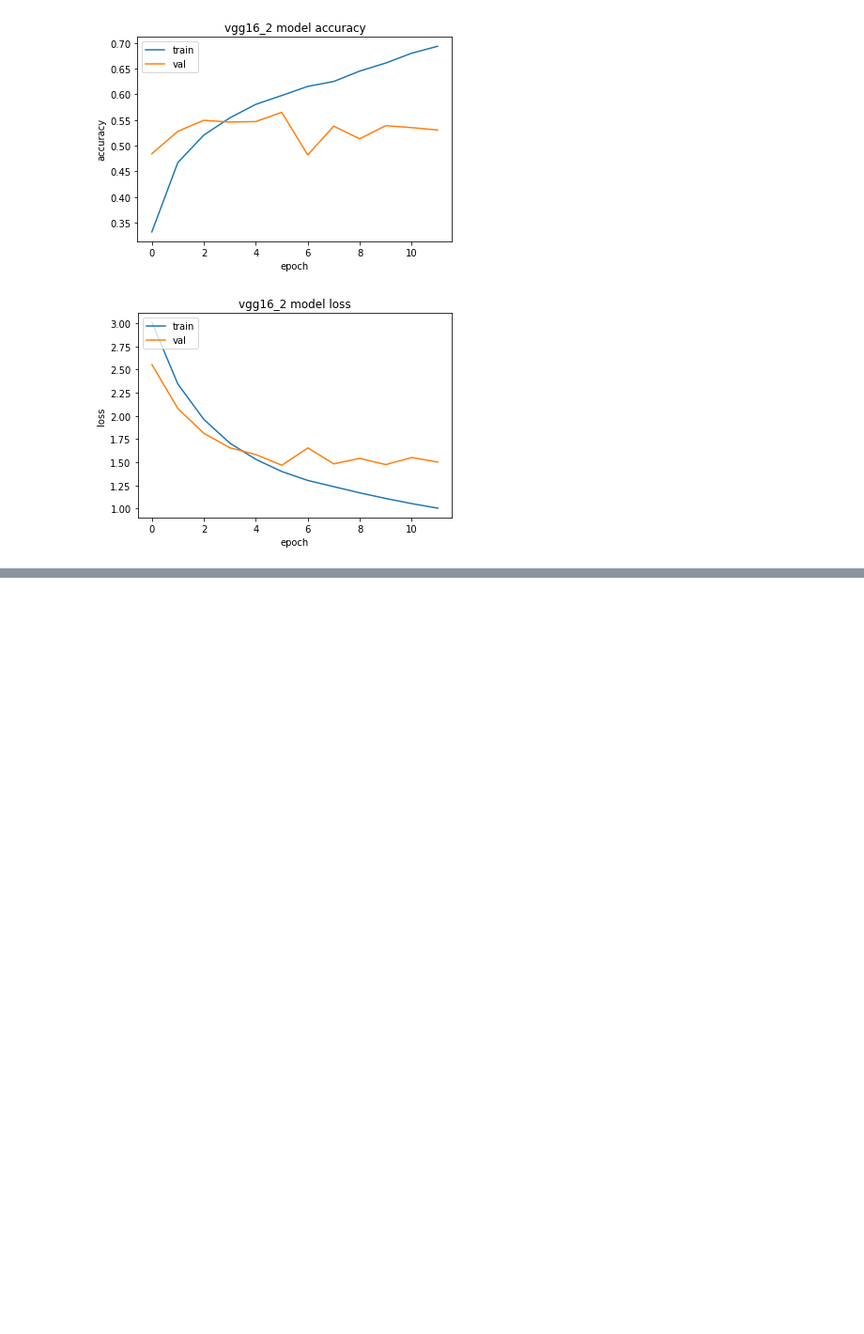
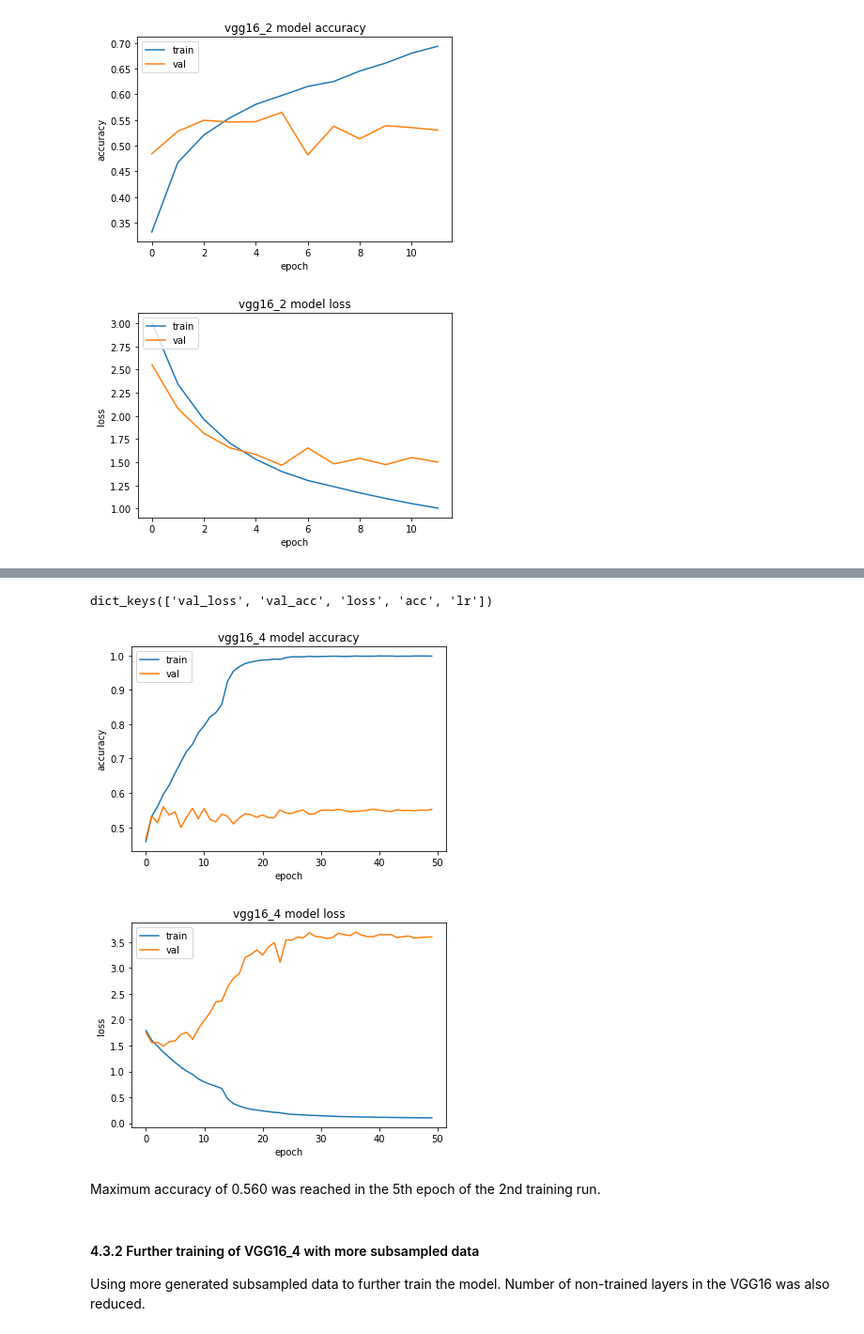
Before and after one commit to kuangweihuang/MIDS_w210_capstone_mb_kh_ws, a Jupyter notebook: 4.0_cnn_genre_classification_transfer_learning.ipynb, the cells around one changed output, grey strips where cells are left out. Shown: that part at 94% size. Saved outputs shown, nothing was run; the diff lists cells and outputs as text; code cells hidden in the pictures; blank space fills up the shorter version.

```diff
--- a/4.0_cnn_genre_classification_transfer_learning.ipynb
+++ b/4.0_cnn_genre_classification_transfer_learning.ipynb
@@ -638,0 +705,12 @@ dict_keys(['val_loss', 'val_acc', 'loss', 'acc', 'lr'])
+# %%
+# Load partly trained model
+from keras.models import load_model
+model = load_model(f'{model_dir}/weights.best.h5')
+
+# Increase the number of epochs for 2nd run
+hp['epochs2'] = 50
+
+# Continue training
+print('Training...')
+history = model.fit(train_X, train_Y, batch_size=hp['batch_size'], epochs=hp['epochs2'],
+                    validation_data=(val_X, val_Y), verbose=1, callbacks=callbacks_list)
@@ -638,0 +735,12 @@ dict_keys(['val_loss', 'val_acc', 'loss', 'acc', 'lr'])
+# %%
+show_summary_stats(history, model_name)
+# %% [output]
+dict_keys(['val_loss', 'val_acc', 'loss', 'acc', 'lr'])
+[figure, added]
+[figure, added]
+# %% [markdown]
+Maximum accuracy of 0.560 was reached in the 5th epoch of the 2nd training run.
+# %% [markdown]
+#### 4.3.2 Further training of VGG16_4 with more subsampled data  <a class="anchor" id="3.2"></a>
+
+Using more generated subsampled data to further train the model.  Number of non-trained layers in the VGG16 was also reduced.
```
Also changed, not shown: parts of 38 cells of this notebook, 3 other files.
